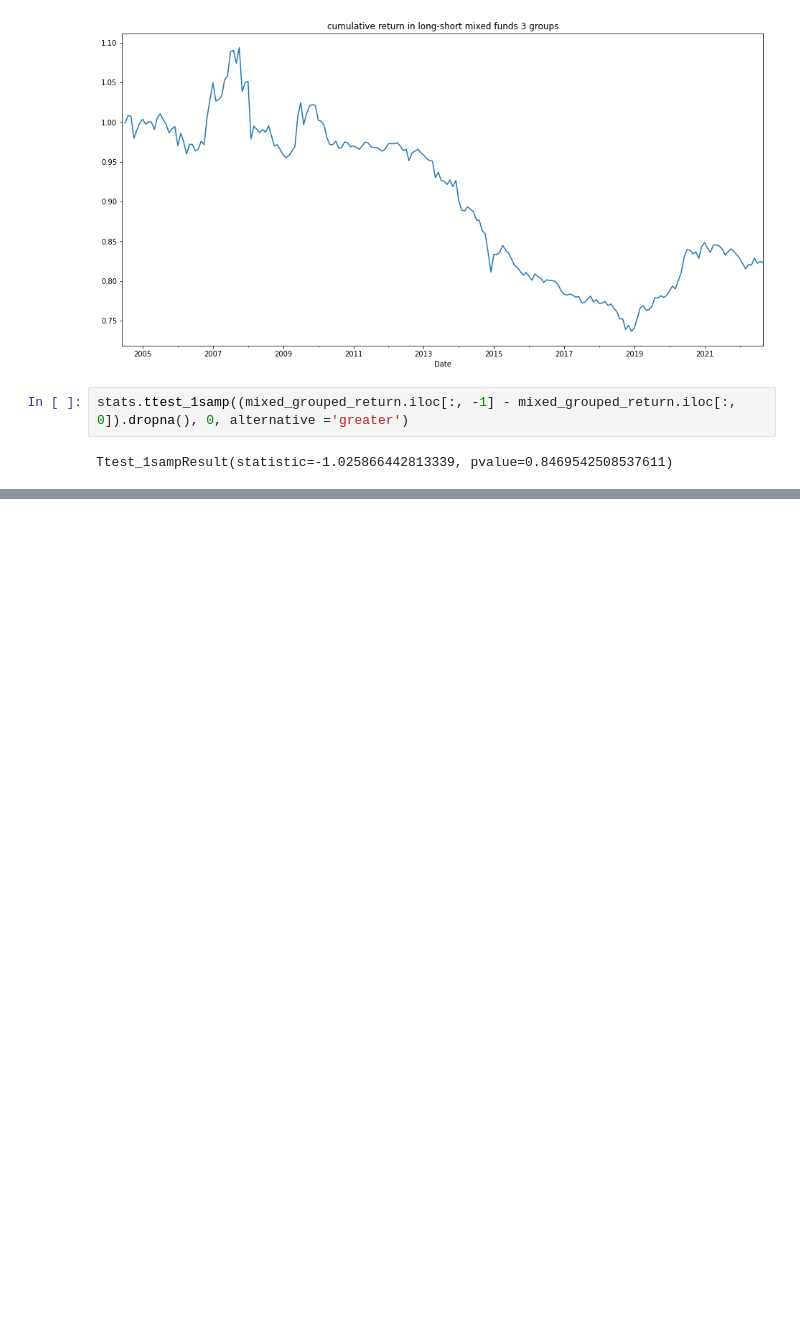
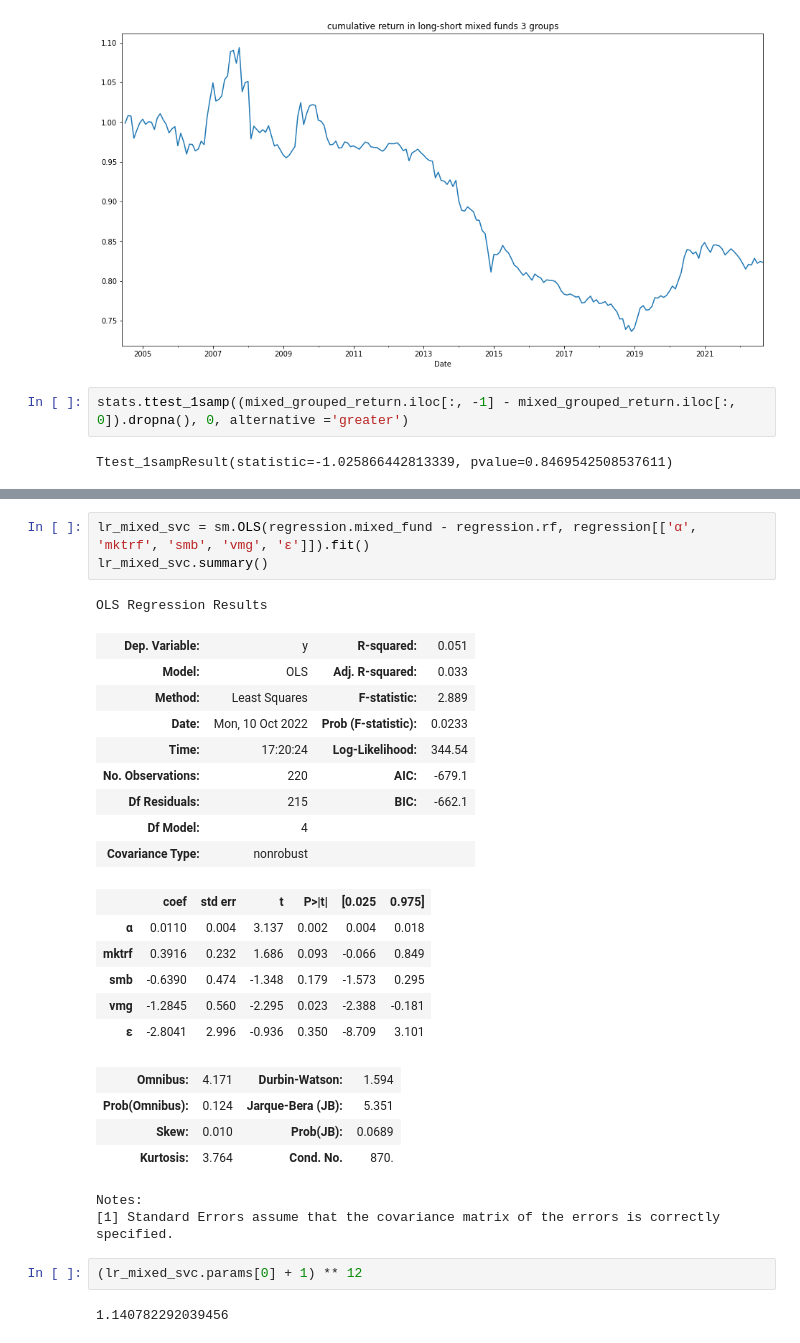
Before and after one commit to dacianpeng/mutual-fund-effective-or-not-Evidence-from-China, a Jupyter notebook: joinquant.ipynb, the cells around one changed output, grey strips where cells are left out. Drawn from its saved outputs; the diff is of its cells as text; blank space fills up the shorter version.

```diff
--- a/joinquant.ipynb
+++ b/joinquant.ipynb
@@ -723,0 +886,30 @@ Ttest_1sampResult(statistic=-1.025866442813339, pvalue=0.8469542508537611)
+# %%
+lr_mixed_svc = sm.OLS(regression.mixed_fund - regression.rf, regression[['α', 'mktrf', 'smb', 'vmg', 'ε']]).fit()
+lr_mixed_svc.summary()
+# %% [output]
+OLS Regression Results
+| Dep. Variable: | y | R-squared: | 0.051 |
+| Model: | OLS | Adj. R-squared: | 0.033 |
+| Method: | Least Squares | F-statistic: | 2.889 |
+| Date: | Mon, 10 Oct 2022 | Prob (F-statistic): | 0.0233 |
+| Time: | 17:20:24 | Log-Likelihood: | 344.54 |
+| No. Observations: | 220 | AIC: | -679.1 |
+| Df Residuals: | 215 | BIC: | -662.1 |
+| Df Model: | 4 |  |  |
+| Covariance Type: | nonrobust |  |  |
+|  | coef | std err | t | P>|t| | [0.025 | 0.975] |
+| α | 0.0110 | 0.004 | 3.137 | 0.002 | 0.004 | 0.018 |
+| mktrf | 0.3916 | 0.232 | 1.686 | 0.093 | -0.066 | 0.849 |
+| smb | -0.6390 | 0.474 | -1.348 | 0.179 | -1.573 | 0.295 |
+| vmg | -1.2845 | 0.560 | -2.295 | 0.023 | -2.388 | -0.181 |
+| ε | -2.8041 | 2.996 | -0.936 | 0.350 | -8.709 | 3.101 |
+| Omnibus: | 4.171 | Durbin-Watson: | 1.594 |
+| Prob(Omnibus): | 0.124 | Jarque-Bera (JB): | 5.351 |
+| Skew: | 0.010 | Prob(JB): | 0.0689 |
+| Kurtosis: | 3.764 | Cond. No. | 870. |
+Notes:
+[1] Standard Errors assume that the covariance matrix of the errors is correctly specified.
+# %%
+(lr_mixed_svc.params[0] + 1) ** 12
+# %% [output]
+1.140782292039456
```
Also changed, not shown: parts of 19 cells of this notebook, 1 other file.
